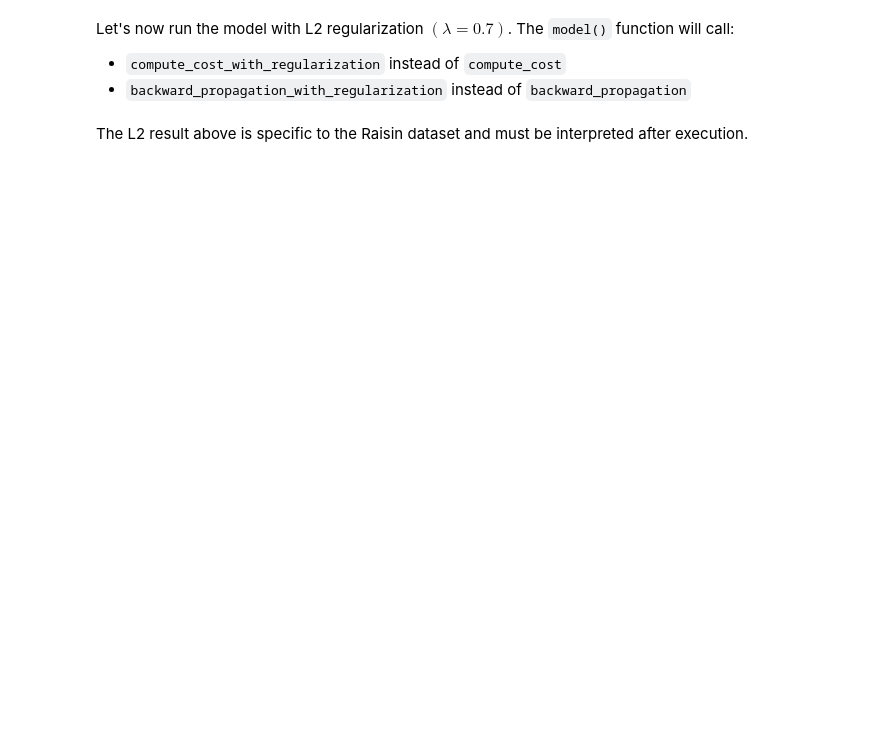
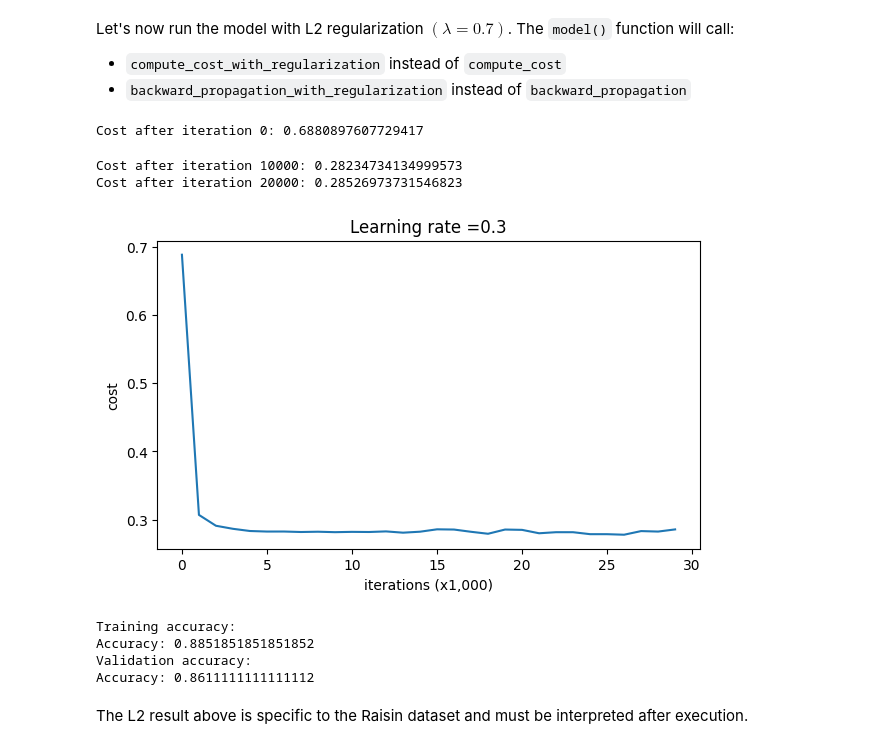
Before and after one commit to agrptec/assignment4-raisin-regularization, a Jupyter notebook: Assignment_4_Raisin.ipynb, the cells around one changed output. Cells and saved outputs as stored; diff of their text form; code cells hidden in the pictures; blank space fills up the shorter version.

```diff
--- a/Assignment_4_Raisin.ipynb
+++ b/Assignment_4_Raisin.ipynb
@@ -319,10 +331,19 @@ Let's now run the model with L2 regularization $(\lambda = 0.7)$. The `model()`
 - `compute_cost_with_regularization` instead of `compute_cost`
 - `backward_propagation_with_regularization` instead of `backward_propagation`
 # %%
-parameters = model(train_X, train_Y, lambd = 0.7)
-print ("On the train set:")
+parameters = model(train_X, train_Y, lambd=0.7)
+print("Training accuracy:")
 predictions_train = predict(train_X, train_Y, parameters)
-print ("On the test set:")
-predictions_test = predict(test_X, test_Y, parameters)
+print("Validation accuracy:")
+predictions_val = predict(val_X, val_Y, parameters)
+# %% [output]
+Cost after iteration 0: 0.6880897607729417
+Cost after iteration 10000: 0.28234734134999573
+Cost after iteration 20000: 0.28526973731546823
+[figure, added]
+Training accuracy:
+Accuracy: 0.8851851851851852
+Validation accuracy:
+Accuracy: 0.8611111111111112
 # %% [markdown]
 The L2 result above is specific to the Raisin dataset and must be interpreted after execution.
```
Also changed, not shown: parts of 68 cells of this notebook.
